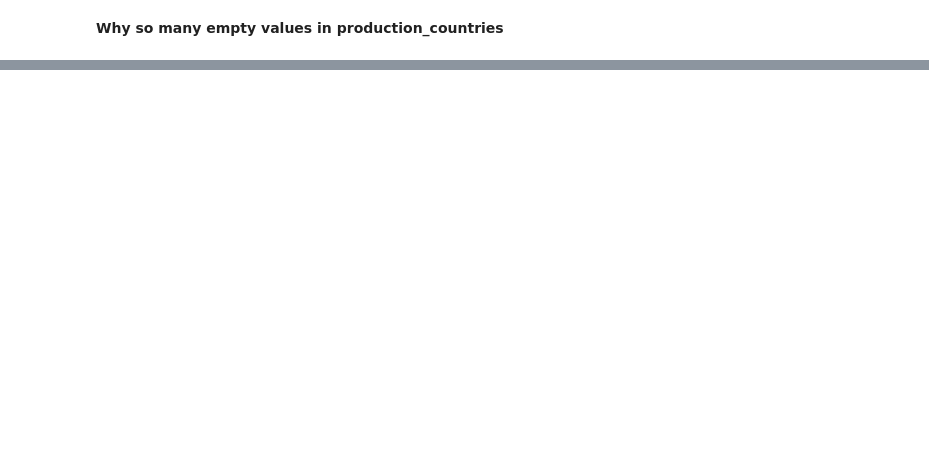
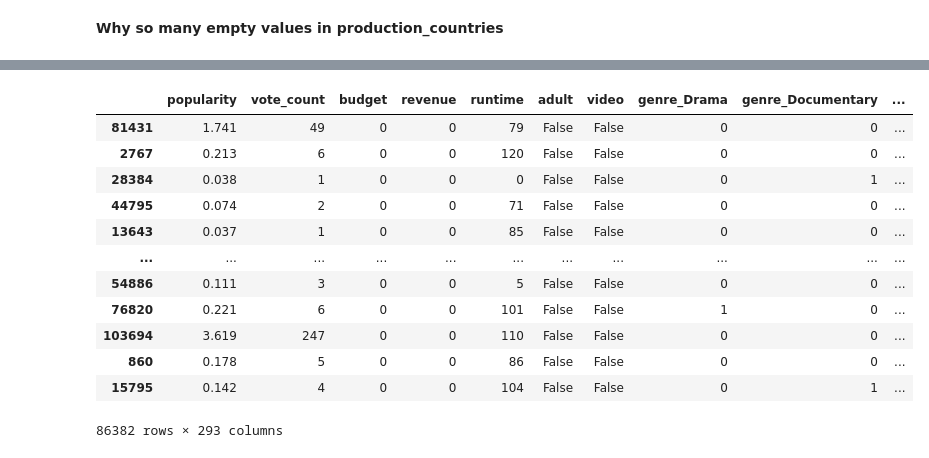
Before and after one commit to salehgondal/movie_success_prediction, a Jupyter notebook: Project_Saira.ipynb, the cells around one changed output, grey strips where cells are left out. Drawn from its saved outputs; the diff is of its cells as text; code cells hidden in the pictures; blank space fills up the shorter version.

```diff
--- a/Project_Saira.ipynb
+++ b/Project_Saira.ipynb
@@ -175,0 +192,5 @@ shape: (2, 2)
+# %%
+
+# Step 1: Convert Polars DataFrame to pandas DataFrame
+df_pd = df.to_pandas()
+# df_pd.dtypes
@@ -175,0 +253,27 @@ shape: (2, 2)
+# %%
+# Create a DataFrame of one-hot columns
+new_columns = ["country_" + str(country) for country in mlb.classes_]
+countries_df = pd.DataFrame(countries_onehot, columns=new_columns, index=df_pd.index)
+countries_df.head()
+# Merge back with the original DataFrame (and drop the old column if you want)
+df_pd = pd.concat([df_pd, countries_df], axis=1).drop(columns=['production_countries'])
+# %%
+# Step 4: Identify numeric and categorical columns
+target_col = 'vote_average'
+X = df_pd.drop(columns=[target_col])
+y = df_pd[target_col]
+
+numeric_features = X.select_dtypes(include=[np.number, 'bool']).columns.tolist()
+
+categorical_features = X.select_dtypes(include=['object']).columns.tolist()
+
+exclude_cols = ['id', 'movie_id']
+numeric_features = [col for col in numeric_features if col not in exclude_cols]
+
+include_cols = []
+categorical_features = [col for col in categorical_features if col in include_cols]
+categorical_features
+
+columns_to_keep = numeric_features + categorical_features
+X = X[columns_to_keep]
+X.head()
@@ -175,0 +307,21 @@ shape: (2, 2)
+# %%
+# 5. Split data
+X_train, X_test, y_train, y_test = train_test_split(X, y,
+                                                    test_size=0.2,
+                                                    random_state=42)
+# %%
+X_train
+# %% [output]
+|  | popularity | vote_count | budget | revenue | runtime | adult | video | genre_Drama | genre_Documentary | ... |
+| 81431 | 1.741 | 49 | 0 | 0 | 79 | False | False | 0 | 0 | ... |
+| 2767 | 0.213 | 6 | 0 | 0 | 120 | False | False | 0 | 0 | ... |
+| 28384 | 0.038 | 1 | 0 | 0 | 0 | False | False | 0 | 1 | ... |
+| 44795 | 0.074 | 2 | 0 | 0 | 71 | False | False | 0 | 0 | ... |
+| 13643 | 0.037 | 1 | 0 | 0 | 85 | False | False | 0 | 0 | ... |
+| ... | ... | ... | ... | ... | ... | ... | ... | ... | ... | ... |
+| 54886 | 0.111 | 3 | 0 | 0 | 5 | False | False | 0 | 0 | ... |
+| 76820 | 0.221 | 6 | 0 | 0 | 101 | False | False | 1 | 0 | ... |
+| 103694 | 3.619 | 247 | 0 | 0 | 110 | False | False | 0 | 0 | ... |
+| 860 | 0.178 | 5 | 0 | 0 | 86 | False | False | 0 | 0 | ... |
+| 15795 | 0.142 | 4 | 0 | 0 | 104 | False | False | 0 | 1 | ... |
+86382 rows × 293 columns
```
Also changed, not shown: parts of 21 cells of this notebook.
